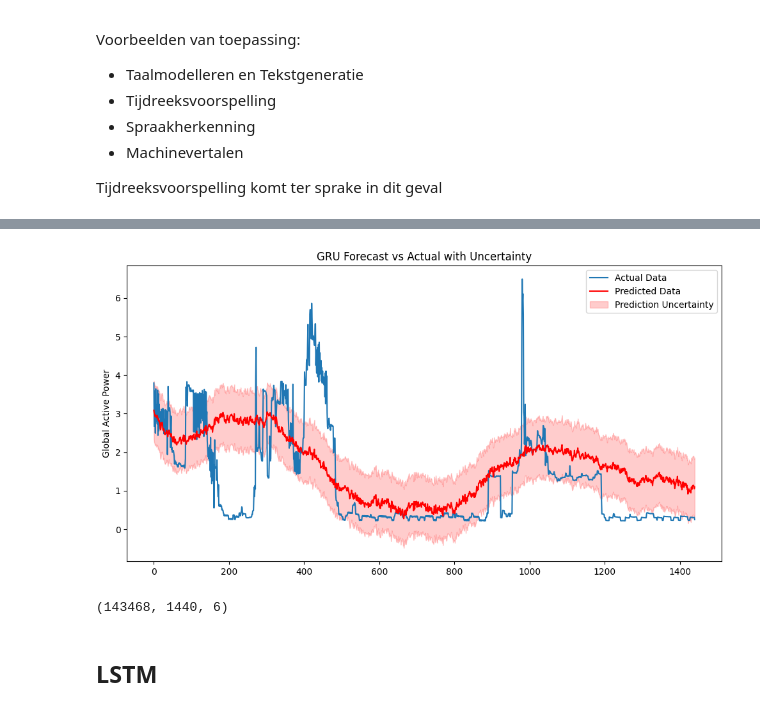
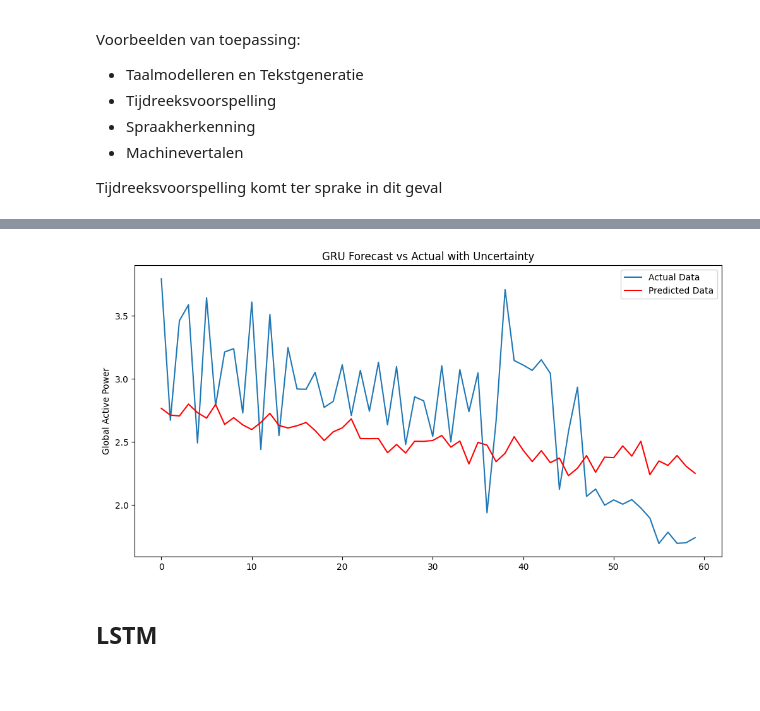
Before and after one commit to Ozziehman/Energiescan, a Jupyter notebook: household_power_consumption_models.ipynb, the cells around one changed output, grey strips where cells are left out. Cells and saved outputs as stored; diff of their text form; code cells hidden in the pictures; blank space fills up the shorter version.

```diff
--- a/household_power_consumption_models.ipynb
+++ b/household_power_consumption_models.ipynb
@@ -367,15 +367,15 @@ if gpus:
         print(e)
 print("Num GPUs Available: ", len(tf.config.experimental.list_physical_devices('GPU')))
 
-n_sequence_past = 1440  # minutes N sequence
-n_ahead_prediction = 1440  # minutes N ahead
+n_sequence_past = 1440 # minutes N sequence
+n_ahead_prediction = 60  # minutes N ahead
 
 # Load the data
 df_GRU = pd.read_csv('core/static/data/household_power_consumption_processed.csv', sep=',', low_memory=False)
 subset_df = df_GRU.head(int(len(df_GRU) * 0.1))
 
 # Keep 'Datetime' as a feature
-df_GRU = subset_df.drop(["Global_reactive_power", "Voltage", "Global_intensity", "Sub_metering_1", "Sub_metering_2", "Sub_metering_3", "Year"], axis=1)
+df_GRU = subset_df[['Global_active_power', 'Month', 'Day', 'Weekday', 'Hour', 'Minute']]
 print(df_GRU.head())
 # Split the data
 split_ratio = 0.7
@@ -391,11 +391,14 @@ test_scaled = scaler.transform(test)
 def create_sequences(data, seq_length, prediction_length):
     X, y = [], []
     for i in range(len(data) - seq_length - prediction_length + 1):
-        seq = data[i:(i + seq_length), :]
-        label = data[(i + seq_length):(i + seq_length + prediction_length), 0] # Only the first feature, THIS WILL BE THE TARGET
+        seq = data[i:(i + seq_length), :]  # Skip the first column for X
+        label = data[(i + seq_length):(i + seq_length + prediction_length), 0]  # First column is the target
         X.append(seq)
         y.append(label)
-    return np.array(X), np.array(y)
+    arrayX = np.array(X)
+    arrayY = np.array(y)
+    print(f"Shapes: X={arrayX.shape}, y={arrayY.shape}")
+    return arrayX, arrayY
 
 
 seq_length = n_sequence_past
@@ -416,7 +419,7 @@ optimizer = Adam(learning_rate=0.001)
 model.compile(optimizer=optimizer, loss='mae')
 
 # Model training
-model.fit(X_train, y_train, epochs=1, batch_size=64)
+history = model.fit(X_train, y_train, epochs=1, batch_size=64)
 
 # Prediction
 y_pred = model.predict(X_test)
@@ -438,12 +441,6 @@ print(f'Mean Absolute Error: {mae}')
 plt.figure(figsize=(12, 6))
 plt.plot(y_test_inv[:n_ahead_prediction], label='Actual Data')
 plt.plot(y_pred_inv[:n_ahead_prediction], label='Predicted Data', color='red')
-uncertainty = np.std(y_pred_inv[:n_ahead_prediction])
-
-plt.fill_between(range(n_ahead_prediction),
-                 (y_pred_inv[:n_ahead_prediction].flatten() - uncertainty),
-                 (y_pred_inv[:n_ahead_prediction].flatten() + uncertainty),
-                 color='red', alpha=0.2, label='Prediction Uncertainty')
 
 plt.title('GRU Forecast vs Actual with Uncertainty')
 plt.ylabel('Global Active Power')
@@ -463,8 +462,4 @@ Mean Absolute Error: 0.8448267314073681
-[figure, old version]
+[figure, new version]
-# %%
-X_train.shape
-# %% [output]
-(143468, 1440, 6)
 # %% [markdown]
 ## LSTM
 # %%
```
Also changed, not shown: parts of 2 cells of this notebook.
